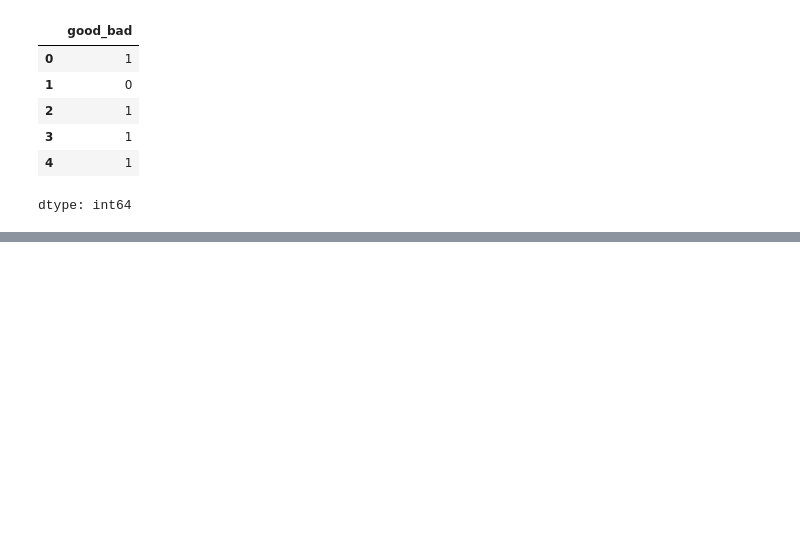
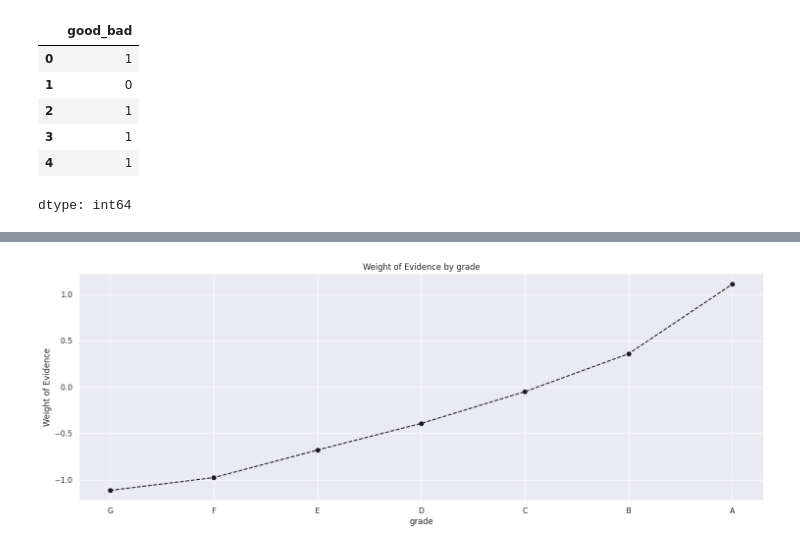
Before and after one commit to Priyan437/Credit-Risk-Analysis-Model, a Jupyter notebook: Credit_Risk_Analysis.ipynb, the cells around one changed output, grey strips where cells are left out. Saved outputs shown, nothing was run; the diff lists cells and outputs as text; code cells hidden in the pictures; blank space fills up the shorter version.

Commit message:
Weight of Evidence and Information value is calculated for the Discrete Variable.

```diff
--- a/Credit_Risk_Analysis.ipynb
+++ b/Credit_Risk_Analysis.ipynb
@@ -394,3 +401,6 @@ loan_data['good_bad'].head()
 | 3 | 1 |
 | 4 | 1 |
 dtype: int64
+# %%
+from sklearn.model_selection import train_test_split
+x_train,x_test,y_train,y_test = train_test_split(loan_data.iloc[:,:-1], loan_data.iloc[:,-1], test_size = 0.2, random_state = 42)
@@ -396,0 +417,25 @@ dtype: int64
+# %%
+## Calculation of WoE and IV Values for discrete Variable Function.
+
+def woe_discrete(dataset, discrete_variable_name, dataset2):
+  dataset = pd.concat([dataset[discrete_variable_name],dataset2],axis = 1)
+  dataset = pd.concat([dataset.groupby(dataset.columns.values[0], as_index = False)[dataset.columns.values[1]].count(),
+                       dataset.groupby(dataset.columns.values[0], as_index = False)[dataset.columns.values[1]].mean()], axis = 1)
+  dataset = dataset.iloc[:,[0,1,3]]
+  dataset.columns = [dataset.columns.values[0], 'n_obs', 'prop_good']
+  dataset['prop_n_obs'] = dataset['n_obs'] / dataset['n_obs'].sum()
+  dataset['n_good'] = dataset['prop_good'] * dataset['n_obs']
+  dataset['n_bad'] = (1 - dataset['prop_good']) * dataset['n_obs']
+  dataset['prop_n_good'] = dataset['n_good'] / dataset['n_good'].sum()
+  dataset['prop_n_bad'] = dataset['n_bad'] / dataset['n_bad'].sum()
+  dataset['WoE'] = np.log(dataset['prop_n_good']/dataset['prop_n_bad'])
+  dataset = dataset.sort_values('WoE')
+  dataset = dataset.reset_index(drop = True)
+  dataset['diff_prop_good'] = dataset['prop_good'].diff().abs()
+  dataset['diff_WoE'] = dataset['WoE'].diff().abs()
+  dataset['IV'] = (dataset['prop_n_good'] - dataset['prop_n_bad']) * dataset['WoE']
+  dataset['IV'] = dataset['IV'].sum()
+  return dataset
+# %%
+df_temp = woe_discrete(x_train, 'grade', y_train)
+df_temp
@@ -396,0 +451,14 @@ dtype: int64
+# %%
+def plot_by_WoE(df_WoE , rotation_of_x_axis_labels = 0):
+  x = np.array(df_WoE.iloc[:,0].apply(str))
+  y = df_WoE['WoE']
+  plt.figure( figsize = (18,6))
+  plt.plot(x,y,marker = 'o', linestyle = '--', color = 'k')
+  plt.xlabel(df_WoE.columns[0])
+  plt.ylabel('Weight of Evidence')
+  plt.xticks(rotation = rotation_of_x_axis_labels)
+  plt.title(str('Weight of Evidence by ' + df_WoE.columns[0]))
+# %%
+plot_by_WoE(df_temp)
+# %% [output]
+[figure, added]
```
Also changed, not shown: parts of 10 cells of this notebook.
